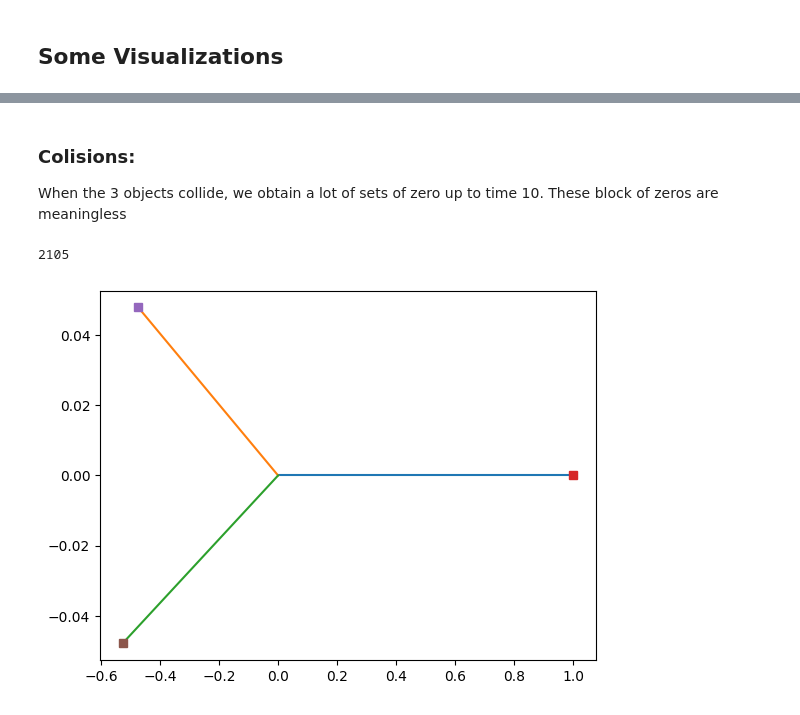
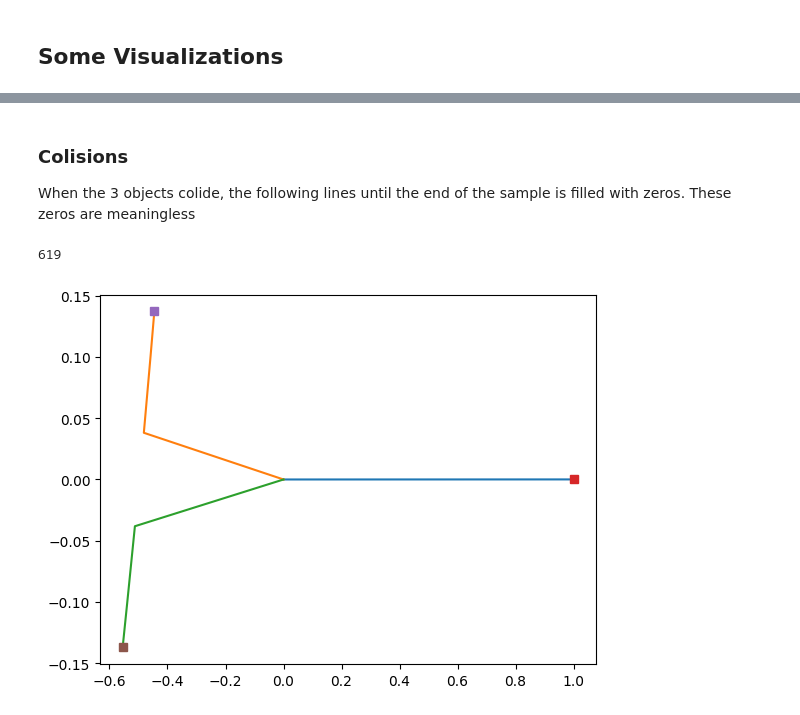
Before and after one commit to filipecolladavid/ThreeBodyProblemML, a Jupyter notebook: filipe/data_analysis.ipynb, the cells around one changed output, grey strips where cells are left out. Saved outputs shown, nothing was run; the diff lists cells and outputs as text; code cells hidden in the pictures.

```diff
--- a/filipe/data_analysis.ipynb
+++ b/filipe/data_analysis.ipynb
@@ -122,10 +158,9 @@ plot_indx(k)
-# %% [markdown]
-### Colisions:
-When the 3 objects collide, we obtain a lot of sets of zero up to time 10. These block of zeros are meaningless
-# %%
-# Plotting a colision
-k = 2105
-plot_indx(k)
-# %% [output]
-2105
-[figure, removed]
+# %% [markdown]
+### Colisions
+When the 3 objects colide, the following lines until the end of the sample is filled with zeros. These zeros are meaningless
+# %%
+k = 619
+plot_indx(k)
+# %% [output]
+619
+[figure, added]
```
Also changed, not shown: parts of 24 cells of this notebook.
